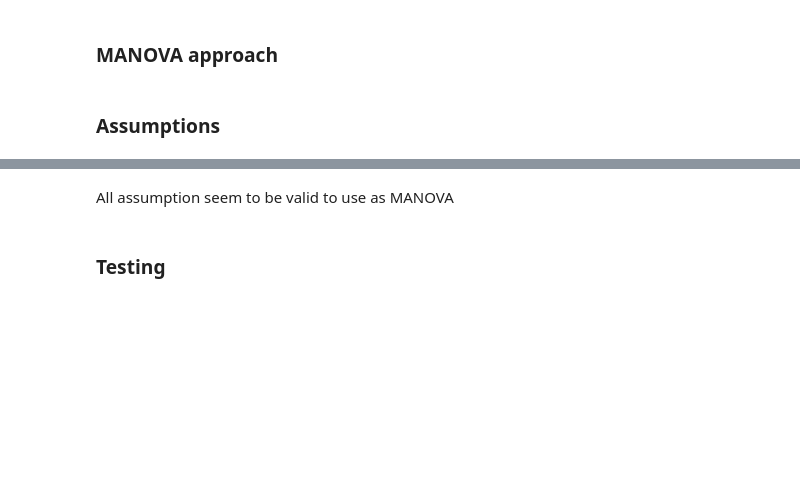
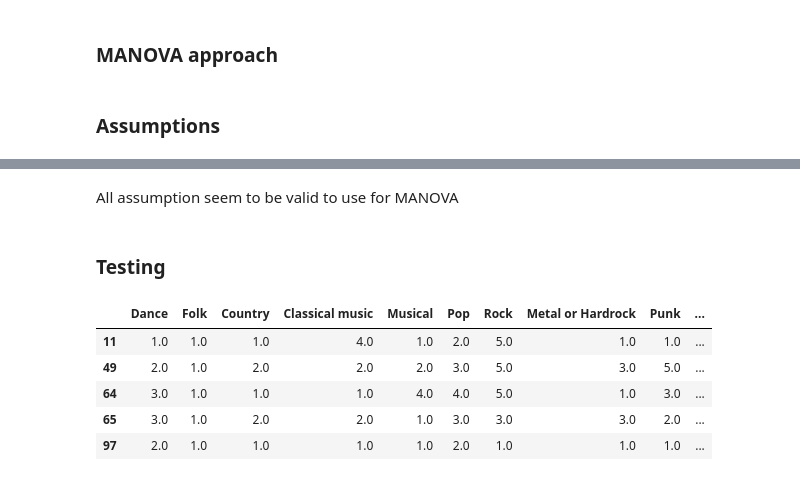
Before and after one commit to Pietrassyk/MusicPreferences_project3, a Jupyter notebook: Project_3.ipynb, the cells around one changed output, grey strips where cells are left out. Drawn from its saved outputs; the diff is of its cells as text; code cells hidden in the pictures; blank space fills up the shorter version.

```diff
--- a/Project_3.ipynb
+++ b/Project_3.ipynb
@@ -391,13 +446,21 @@ for key in PS_df.keys()[:-1]:
 # %% [markdown]
-All assumption seem to be valid to use as MANOVA
+All assumption seem to be valid to use for MANOVA
 # %% [markdown]
 ### Testing
 # %%
 #Building a linear model for Manova
 import statsmodels.multivariate.manova as sm
 # %%
-yp_edu_df["Edu"] = yp_edu_df.Education.apply(lambda x: 0 if x =="0 Primary" else 1 if x=="1 Highschool" else 3 if x == "3 MA" else 2)
-yp_edu_df = yp_edu_df.drop("Education", axis = 1)
+yp_edu_manova_df = yp_edu_df
+yp_edu_manova_df["Edu"] = yp_edu_manova_df.Education.apply(lambda x: 0 if x =="0 Primary" else 1 if x=="1 Highschool" else 3 if x == "3 MA" else 2)
+yp_edu_manova_df = yp_edu_manova_df.drop("Education", axis = 1)
 # %%
-yp_edu_df.head()
+yp_edu_manova_df.head()
+# %% [output]
+|  | Dance | Folk | Country | Classical music | Musical | Pop | Rock | Metal or Hardrock | Punk | ... |
+| 11 | 1.0 | 1.0 | 1.0 | 4.0 | 1.0 | 2.0 | 5.0 | 1.0 | 1.0 | ... |
+| 49 | 2.0 | 1.0 | 2.0 | 2.0 | 2.0 | 3.0 | 5.0 | 3.0 | 5.0 | ... |
+| 64 | 3.0 | 1.0 | 1.0 | 1.0 | 4.0 | 4.0 | 5.0 | 1.0 | 3.0 | ... |
+| 65 | 3.0 | 1.0 | 2.0 | 2.0 | 1.0 | 3.0 | 3.0 | 3.0 | 2.0 | ... |
+| 97 | 2.0 | 1.0 | 1.0 | 1.0 | 1.0 | 2.0 | 1.0 | 1.0 | 1.0 | ... |
 # %%
```
Also changed, not shown: parts of 40 cells of this notebook, 1 other file.
